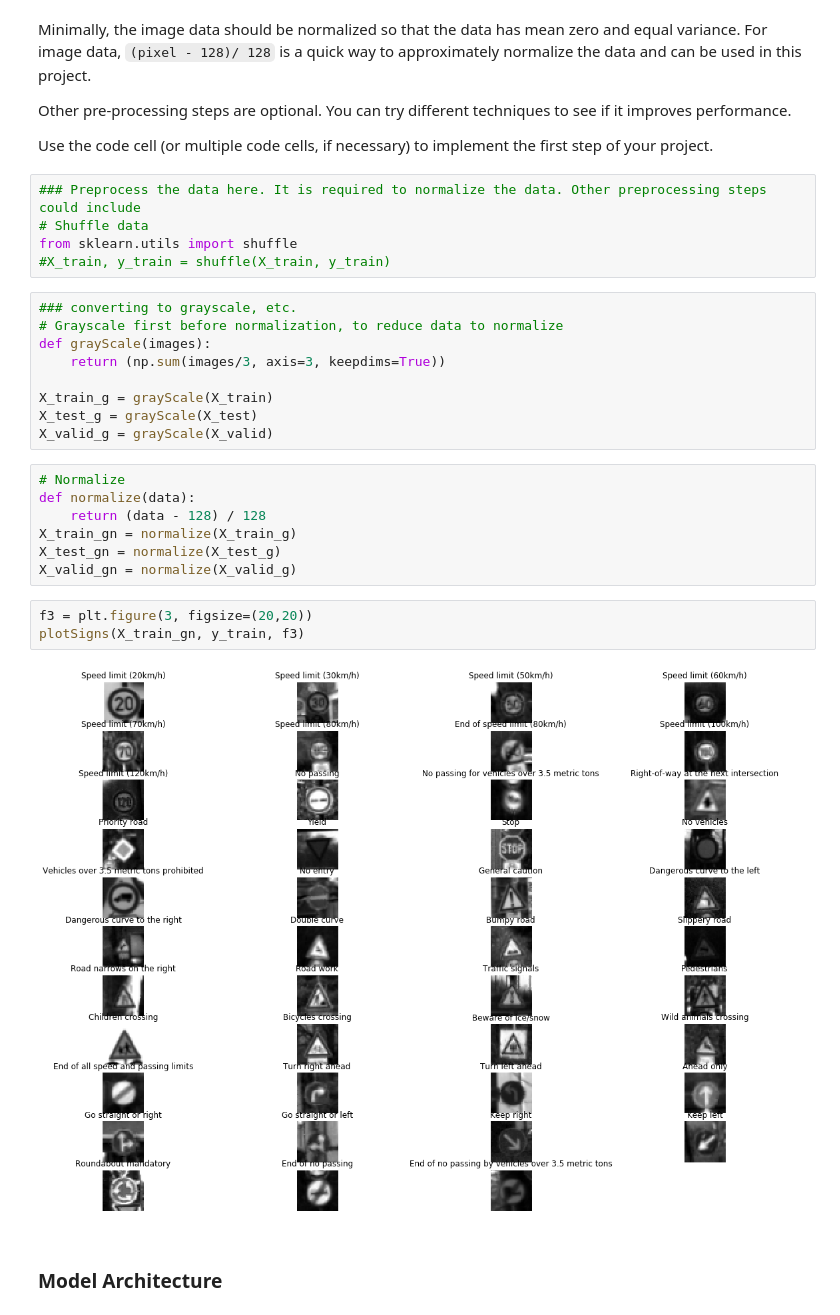
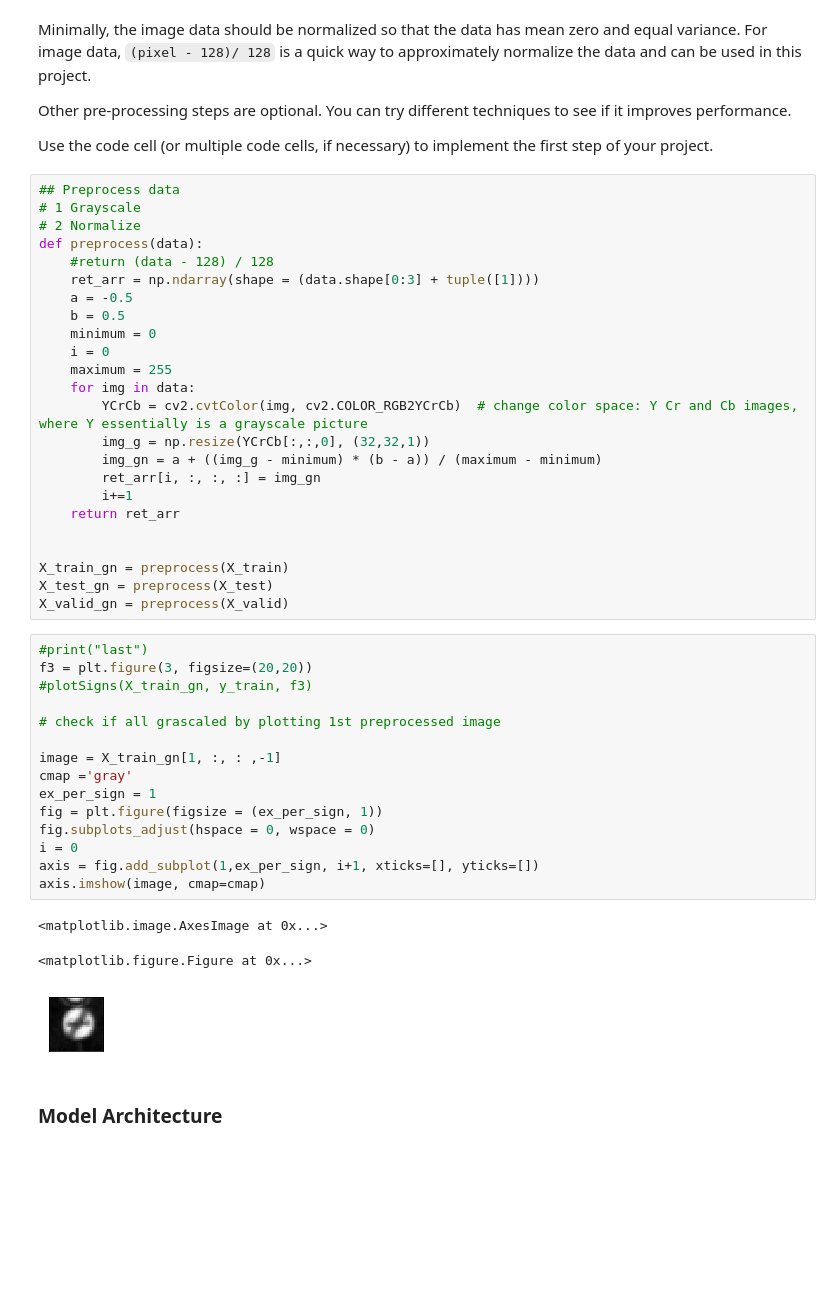
Before and after one commit to brandrik/02_TrafficSignClassifier, a Jupyter notebook: Traffic_Sign_Classifier.ipynb, the cells around one changed output. Drawn from its saved outputs; the diff is of its cells as text; blank space fills up the shorter version.

Commit message:
Lenet Architecture with deeper convolutional laysers yield higher accuracy up ca. 96%. Grayscaling via YCrCb conversion may also have imporved the result. Step 3 and optional part open

```diff
--- a/Traffic_Sign_Classifier.ipynb
+++ b/Traffic_Sign_Classifier.ipynb
@@ -229,32 +232,49 @@ Minimally, the image data should be normalized so that the data has mean zero an
 Other pre-processing steps are optional. You can try different techniques to see if it improves performance.
 
 Use the code cell (or multiple code cells, if necessary) to implement the first step of your project.
-# %%
-### Preprocess the data here. It is required to normalize the data. Other preprocessing steps could include
-# Shuffle data
-from sklearn.utils import shuffle
-#X_train, y_train = shuffle(X_train, y_train)
-# %%
-### converting to grayscale, etc.
-# Grayscale first before normalization, to reduce data to normalize
-def grayScale(images):
-    return (np.sum(images/3, axis=3, keepdims=True))
-
-X_train_g = grayScale(X_train)
-X_test_g = grayScale(X_test)
-X_valid_g = grayScale(X_valid)
-# %%
-# Normalize
-def normalize(data):
-    return (data - 128) / 128
-X_train_gn = normalize(X_train_g)
-X_test_gn = normalize(X_test_g)
-X_valid_gn = normalize(X_valid_g)
-# %%
-f3 = plt.figure(3, figsize=(20,20))
-plotSigns(X_train_gn, y_train, f3)
-# %% [output]
-[figure, removed]
+# %%
+## Preprocess data
+# 1 Grayscale
+# 2 Normalize
+def preprocess(data):
+    #return (data - 128) / 128
+    ret_arr = np.ndarray(shape = (data.shape[0:3] + tuple([1])))
+    a = -0.5
+    b = 0.5
+    minimum = 0
+    i = 0
+    maximum = 255
+    for img in data:
+        YCrCb = cv2.cvtColor(img, cv2.COLOR_RGB2YCrCb)  # change color space: Y Cr and Cb images, where Y essentially is a grayscale picture
+        img_g = np.resize(YCrCb[:,:,0], (32,32,1))
+        img_gn = a + ((img_g - minimum) * (b - a)) / (maximum - minimum)
+        ret_arr[i, :, :, :] = img_gn
+        i+=1
+    return ret_arr
+
+
+X_train_gn = preprocess(X_train)
+X_test_gn = preprocess(X_test)
+X_valid_gn = preprocess(X_valid)
+# %%
+#print("last")
+f3 = plt.figure(3, figsize=(20,20))
+#plotSigns(X_train_gn, y_train, f3)
+
+# check if all grascaled by plotting 1st preprocessed image
+
+image = X_train_gn[1, :, : ,-1]
+cmap ='gray'
+ex_per_sign = 1
+fig = plt.figure(figsize = (ex_per_sign, 1))
+fig.subplots_adjust(hspace = 0, wspace = 0)
+i = 0
+axis = fig.add_subplot(1,ex_per_sign, i+1, xticks=[], yticks=[])
+axis.imshow(image, cmap=cmap)
+# %% [output]
+<matplotlib.image.AxesImage at 0x...>
+<matplotlib.figure.Figure at 0x...>
+[figure, added]
 # %% [markdown]
 ### Model Architecture
 # %%
```
Also changed, not shown: parts of 4 cells of this notebook, 2 other files.
